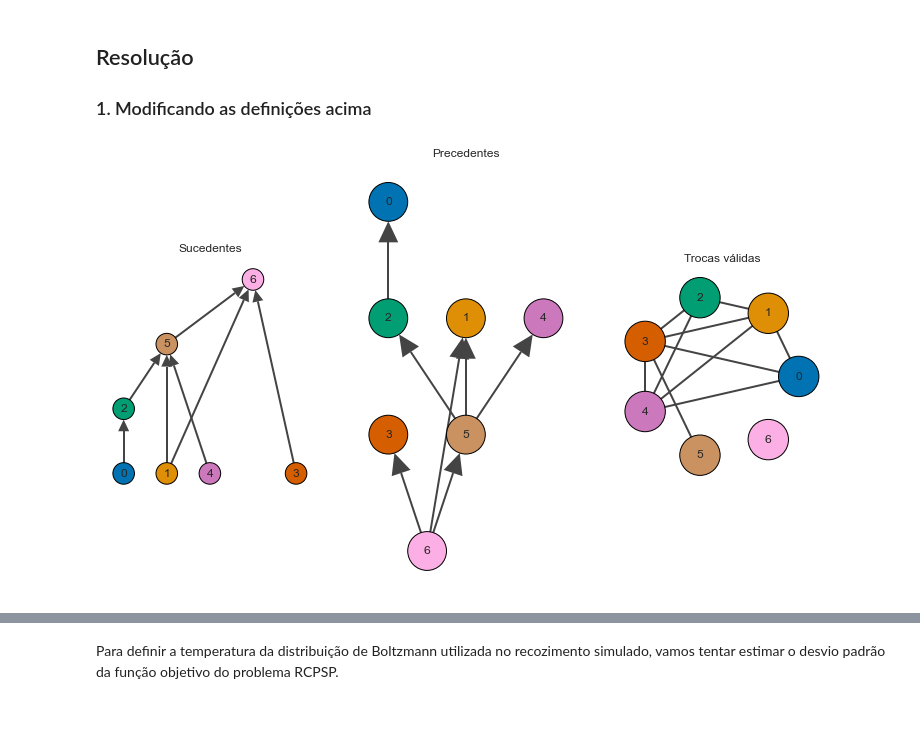
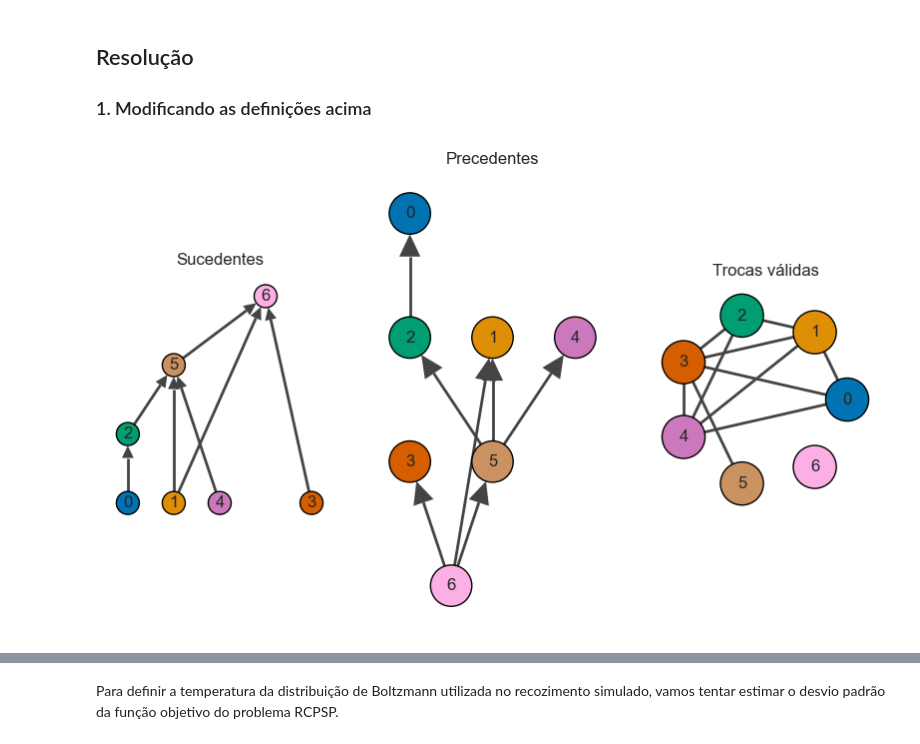
Before and after one commit to CoralBleaching/Metaheuristics-CombinatorialOptim, a Jupyter notebook: RCPSP.ipynb, the cells around one changed output, grey strips where cells are left out. Cells and saved outputs as stored; diff of their text form; code cells hidden in the pictures; blank space fills up the shorter version.

```diff
--- a/RCPSP.ipynb
+++ b/RCPSP.ipynb
@@ -429,12 +430,13 @@ from numpy import random, array
 from numpy.random._generator import Generator
 # %%
-class RCPSP:
+class MyRCPSP(RCPSP):
   def __init__(self, rng: Generator = None, seed: int = None):
     self.tarefas = []
-    self.recursos = []
+    self.recursos = 0
     if seed is not None: self.seed = seed
     self.rng = None if rng is None else random.default_rng(seed)
 
+  @override
   def makespan(self) -> int:
     ultima = max( self.tarefas, key=lambda x : x.data + x.duracao)
     if (ultima.data >= 0): makespan = ultima.data+ultima.duracao
@@ -442,26 +444,21 @@ class RCPSP:
     return makespan
 
   @staticmethod
-  def gerar_rcpsp(n: int, recursos: int, densidade: float = 0.2, rng: Generator = None, rseed: int = 233) -> RCPSP:
-    if rng is None: rng = random.default_rng(233)
-    rcpsp = RCPSP(rng, rseed)
-    rcpsp.tarefas = [Tarefa(j, rng.integers(low=1,high=6), rng.integers(low=1,high=round(recursos*0.7))) for j in range(n) ]
+  def gerar_rcpsp(n: int, recursos: int, densidade: float = 0.2, rng: Generator = None, rseed: int = 233) -> 'MyRCPSP':
+    if rng is None: rng = random.default_rng(rseed)
+    my_rcpsp = MyRCPSP(rng, rseed)
+    my_rcpsp.tarefas = [Tarefa(j, rng.integers(low=1,high=6), rng.integers(low=1,high=round(recursos*0.7))) for j in range(n) ]
     for j in range(n):
       for i in range(j):
         if rng.random() < densidade:
-          rcpsp.tarefas[j].adicionar_dependencia(i)
-    rcpsp.recursos = recursos
-    return rcpsp
-
-  def __repr__(self):
-    return f"Tarefas = {len(self.tarefas)}\tRecursos = {self.recursos}\tMakespan = {self.makespan()}"
-  def __str__(self):
-    return f"Tarefas = {len(self.tarefas)}\tRecursos = {self.recursos}\tMakespan = {self.makespan()}"
+          my_rcpsp.tarefas[j].adicionar_dependencia(i)
+    my_rcpsp.recursos = recursos
+    return my_rcpsp
 # %%
 def plot_precedencias(g: ig.Graph, ax: plt.Axes = None, title: str = None, **kwargs) -> None:
   if ax == None:
     fig, ax = plt.subplots()
-    fig.set_size_inches(13,20)
+    # fig.set_size_inches(7,13)
 
   numero_de_tarefas = len(g.vs)
   indices_das_tarefas = g.vs.indices
@@ -481,11 +478,11 @@ class Relacao(Enum):
     Predecessores = "Precedência"
     Sucessores = "Sucedência"
 
-def criarGrafo(rcpsp: RCPSP, direcionado: bool = True, relacao: Relacao = Relacao.Sucessores) -> ig.Graph:
+def criarGrafo(my_rcpsp: MyRCPSP, direcionado: bool = True, relacao: Relacao = Relacao.Sucessores) -> ig.Graph:
     g = ig.Graph(directed=direcionado)
-    g.add_vertices(len(rcpsp.tarefas))
-    for j in rcpsp.tarefas:
-        for i in rcpsp.tarefas[j.id].dependencia:
+    g.add_vertices(len(my_rcpsp.tarefas))
+    for j in my_rcpsp.tarefas:
+        for i in my_rcpsp.tarefas[j.id].dependencia:
             if relacao == Relacao.Sucessores:
                 g.add_edge(i, j.id)
             else:
@@ -509,7 +506,7 @@ def gera_grafo_de_ordernacoes_validas(g: ig.Graph) -> ig.Graph:
 # %%
 def plot_grafos(gs: List[ig.Graph], titles: List[str] = None, **kwargs) -> None:
   fig, axes = plt.subplots(1, len(gs))
-  fig.set_size_inches(13, 20)
+  fig.set_size_inches(10, 15)
   title = iter(titles) if titles is not None else None
   layout = iter(kwargs['layout']) if 'layout' in kwargs else None
   vgap = iter(kwargs['vgap']) if 'vgap' in kwargs else None
@@ -525,14 +522,14 @@ def plot_grafos(gs: List[ig.Graph], titles: List[str] = None, **kwargs) -> None:
       pass
     plot_precedencias(g, axis, next(title) if title is not None else title, **kwargs)
 # %%
-rcpsp = RCPSP.gerar_rcpsp(7, 15, 0.35)
-g_sucess = criarGrafo(rcpsp)
-g2_pred = criarGrafo(rcpsp, True, Relacao.Predecessores)
+rcpsp_exemplo_1 = MyRCPSP.gerar_rcpsp(7, 15, 0.35)
+g_sucess = criarGrafo(rcpsp_exemplo_1)
+g2_pred = criarGrafo(rcpsp_exemplo_1, True, Relacao.Predecessores)
 g_ord = gera_grafo_de_ordernacoes_validas(g2_pred)
 plot_grafos([g_sucess, g2_pred, g_ord], ['Sucedentes', 'Precedentes', 'Trocas válidas'],
             layout=['sugiyama', 'sugiyama', 'circle'], vgap=[1.5, 1.5])
 # %% [output]
-[figure, old version]
+[figure, new version]
 # %%
 def conjunto_das_partes(lst: List, escolhe: Iterable = None) -> Iterable[Tuple]:
     if escolhe is None: escolhe = range(len(lst) + 1)
```
Also changed, not shown: parts of 27 cells of this notebook.
